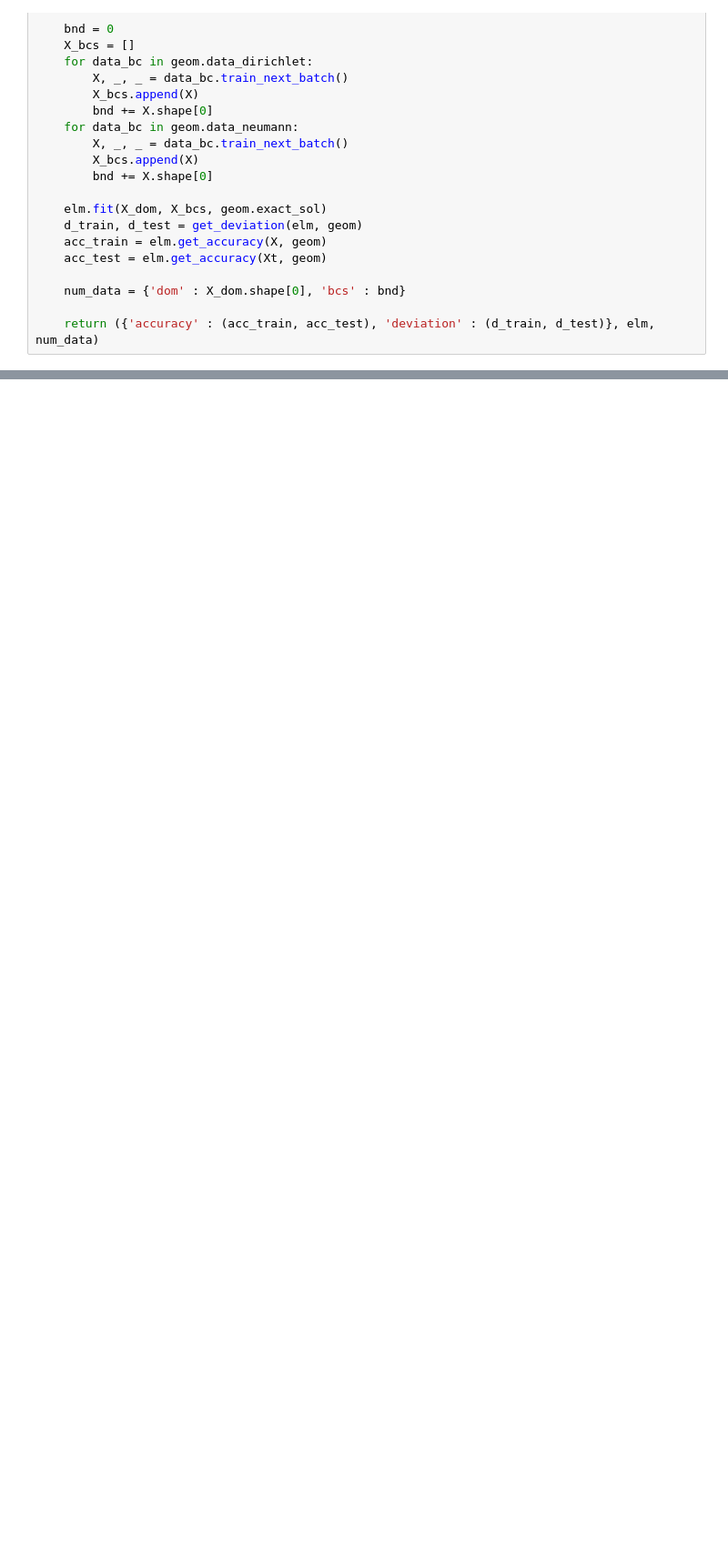
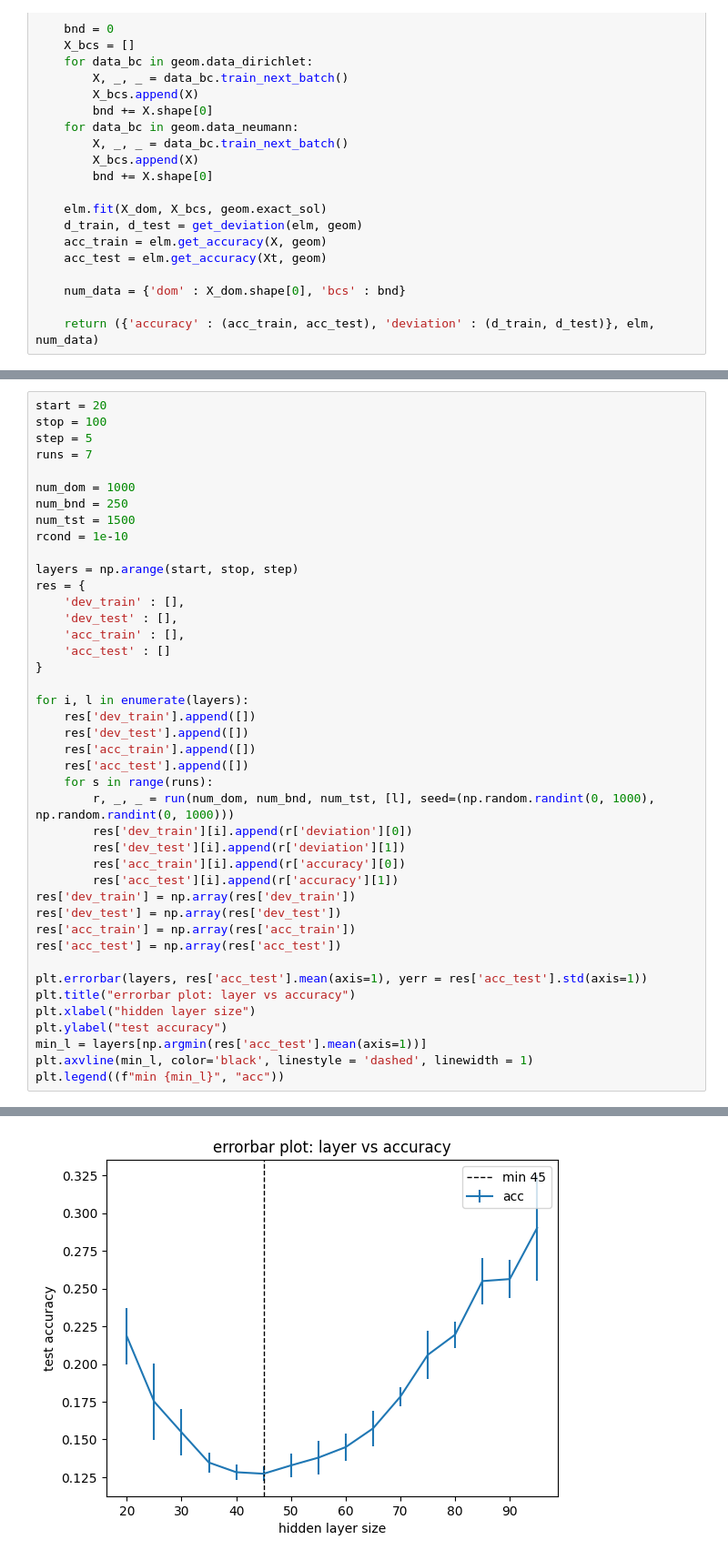
Before and after one commit to delimarr/ip5_code, a Jupyter notebook: elm.ipynb, the cells around one changed output, grey strips where cells are left out. Shown: that part at 91% size. Drawn from its saved outputs; the diff is of its cells as text; blank space fills up the shorter version.

```diff
--- a/elm.ipynb
+++ b/elm.ipynb
@@ -552,0 +611,43 @@ Warning: Rectangle boundary_normal called on vertices. You may use PDE(..., excl
+# %%
+start = 20
+stop = 100
+step = 5
+runs = 7
+
+num_dom = 1000
+num_bnd = 250
+num_tst = 1500
+rcond = 1e-10
+
+layers = np.arange(start, stop, step)
+res = {
+    'dev_train' : [],
+    'dev_test' : [],
+    'acc_train' : [],
+    'acc_test' : []
+}
+
+for i, l in enumerate(layers):
+    res['dev_train'].append([])
+    res['dev_test'].append([])
+    res['acc_train'].append([])
+    res['acc_test'].append([])
+    for s in range(runs):
+        r, _, _ = run(num_dom, num_bnd, num_tst, [l], seed=(np.random.randint(0, 1000), np.random.randint(0, 1000)))
+        res['dev_train'][i].append(r['deviation'][0])
+        res['dev_test'][i].append(r['deviation'][1])
+        res['acc_train'][i].append(r['accuracy'][0])
+        res['acc_test'][i].append(r['accuracy'][1])
+res['dev_train'] = np.array(res['dev_train'])
+res['dev_test'] = np.array(res['dev_test'])
+res['acc_train'] = np.array(res['acc_train'])
+res['acc_test'] = np.array(res['acc_test'])
+
+plt.errorbar(layers, res['acc_test'].mean(axis=1), yerr = res['acc_test'].std(axis=1))
+plt.title("errorbar plot: layer vs accuracy")
+plt.xlabel("hidden layer size")
+plt.ylabel("test accuracy")
+min_l = layers[np.argmin(res['acc_test'].mean(axis=1))]
+plt.axvline(min_l, color='black', linestyle = 'dashed', linewidth = 1)
+plt.legend((f"min {min_l}", "acc"))
+# %% [output]
@@ -553,2 +672,3 @@ Warning: Rectangle boundary_normal called on vertices. You may use PDE(..., excl
+[figure, added]
 # %%
 # find best ratio num_bnd/num_dom
```
Also changed, not shown: parts of 15 cells of this notebook, 2 other files.
